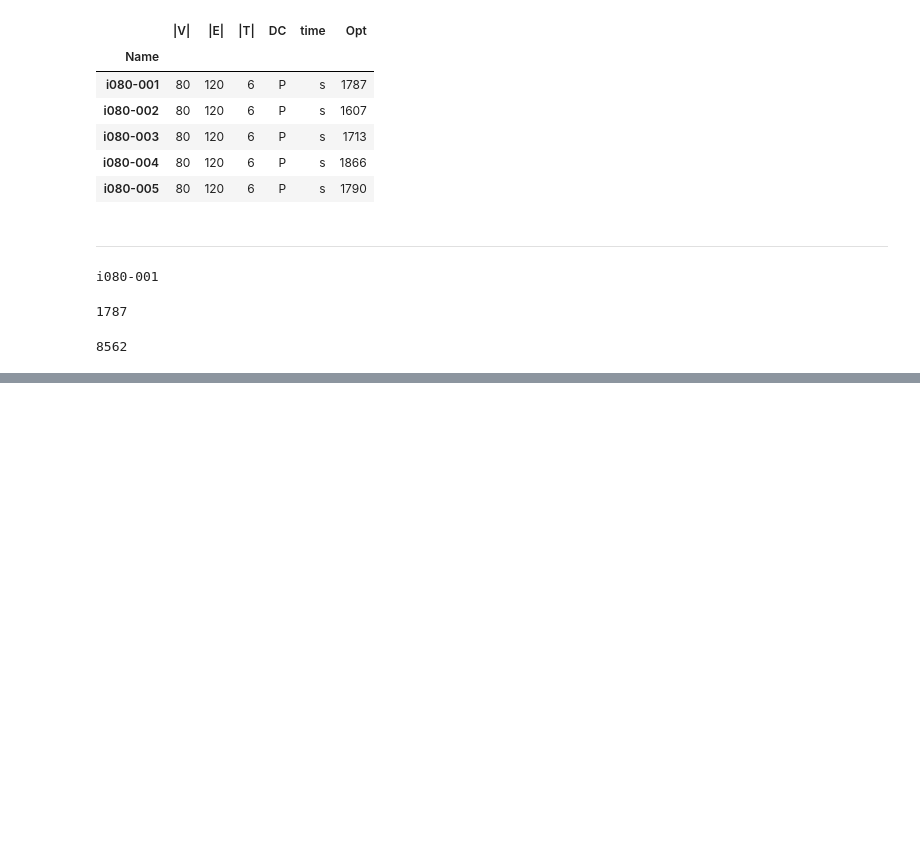
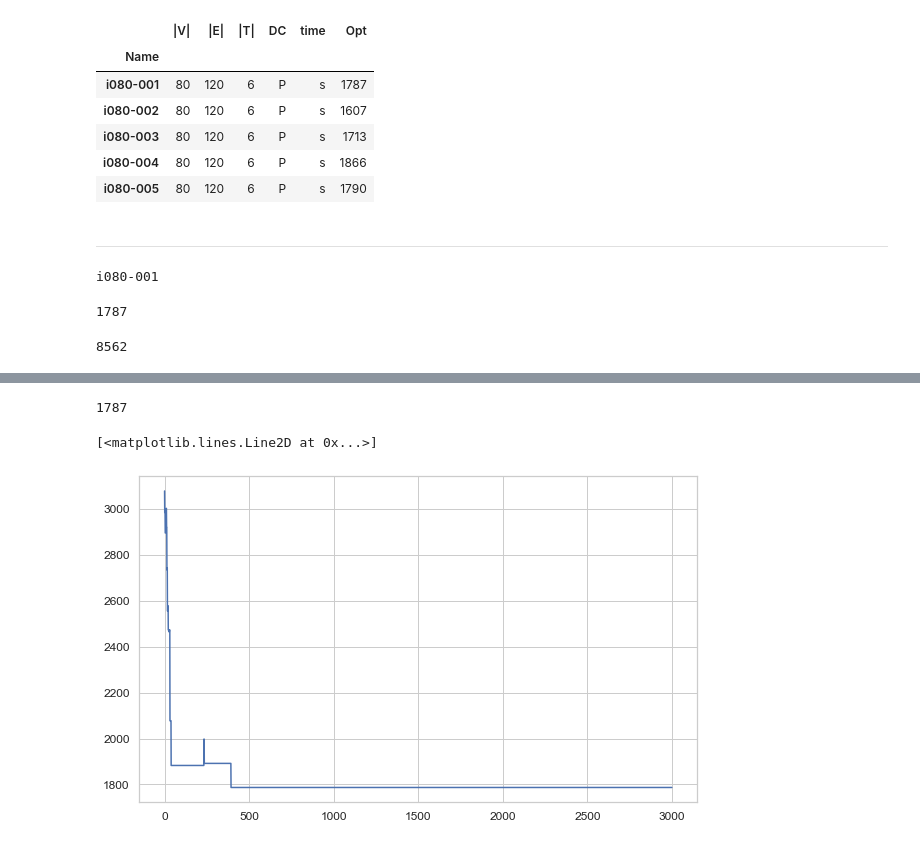
Before and after one commit to camilocarvajalreyes/steiner-tree-annealing, a Jupyter notebook: ExploreNeighbors.ipynb, the cells around one changed output, grey strips where cells are left out. Cells and saved outputs as stored; diff of their text form; code cells hidden in the pictures; blank space fills up the shorter version.

```diff
--- a/ExploreNeighbors.ipynb
+++ b/ExploreNeighbors.ipynb
@@ -245,0 +361,32 @@ plt.hist(diff_weight_neighbords_rand)
+# %%
+stp_name = "i080-001.stp"
+df_edges_G, terminals = read_stp("I080/"+stp_name)
+df_G, dic_incidence, dic_edges, G = pre_pros(df_edges_G)
+
+median_weight = df_edges_G["WEIGHT"].median()
+# %%
+save_rate = 1
+a = 1
+b = 0.25
+params["nf"] = 5000
+annealing = Annealing(
+                            nf=params["nf"],
+                            beta=[a * (n ** b) * (1 / median_weight) for n in range(params["nf"])],
+                            df_NB_G=df_G,
+                            dic_weight_edges=dic_edges,
+                            terminals=terminals,
+                            greedy=False,
+                            path_approach="DFS",
+                            remove_approach="Node"
+)
+U, V = uniforms[0]
+annealing.MCMC(U, V, save_rate=save_rate)
+# %%
+weight(annealing.CM[-1], dic_edges)
+# %% [output]
+1787
+# %%
+plt.plot(range(len(annealing.CM[1:])), [weight(x, dic_edges) for x in annealing.CM[1:]])
+# %% [output]
+[<matplotlib.lines.Line2D at 0x...>]
+[figure, added]
```
Also changed, not shown: parts of 7 cells of this notebook, 6 other files.
